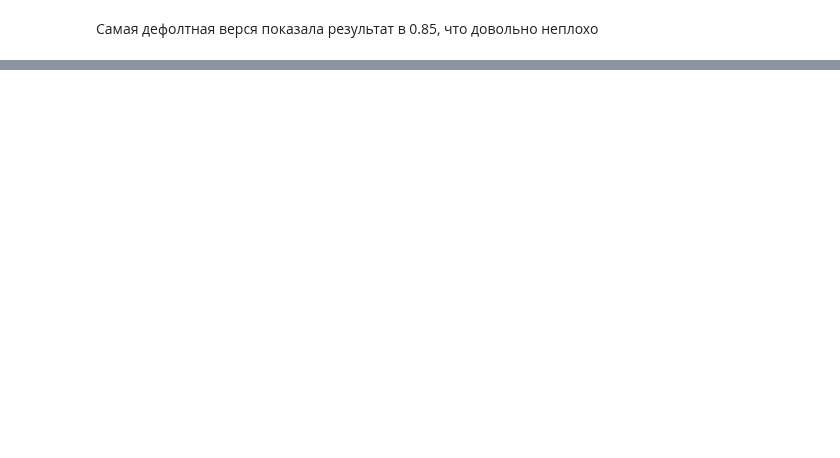
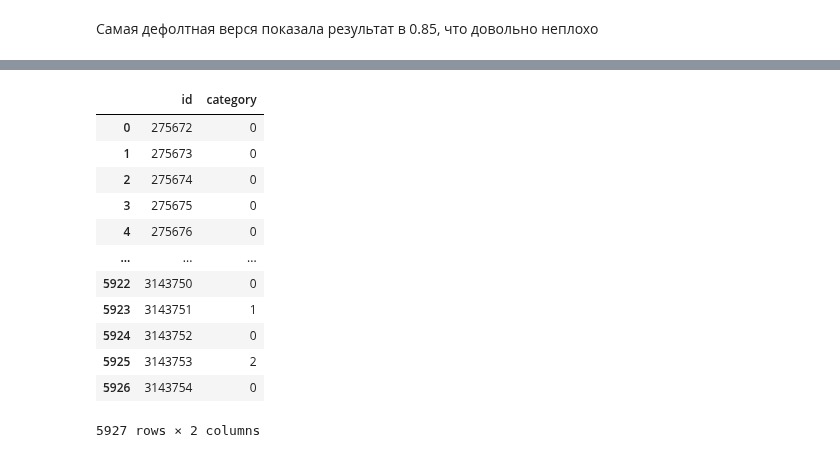
Before and after one commit to EgorMozharov/HW-ML-2, a Jupyter notebook: Model.ipynb, the cells around one changed output, grey strips where cells are left out. Saved outputs shown, nothing was run; the diff lists cells and outputs as text; code cells hidden in the pictures; blank space fills up the shorter version.

```diff
--- a/Model.ipynb
+++ b/Model.ipynb
@@ -337,0 +351,19 @@ solutions.to_csv('solutions.csv', sep =',')
+# %%
+y_pred_rfc_final = classifier.predict(tfidf_target_vectors)
+submission = test_df.drop(['message'], axis=1)
+submission['category'] = y_pred_rfc_final.tolist()
+submission
+# %% [output]
+|  | id | category |
+| 0 | 275672 | 0 |
+| 1 | 275673 | 0 |
+| 2 | 275674 | 0 |
+| 3 | 275675 | 0 |
+| 4 | 275676 | 0 |
+| ... | ... | ... |
+| 5922 | 3143750 | 0 |
+| 5923 | 3143751 | 1 |
+| 5924 | 3143752 | 0 |
+| 5925 | 3143753 | 2 |
+| 5926 | 3143754 | 0 |
+5927 rows × 2 columns
```
Also changed, not shown: parts of 11 cells of this notebook, 2 other files.
